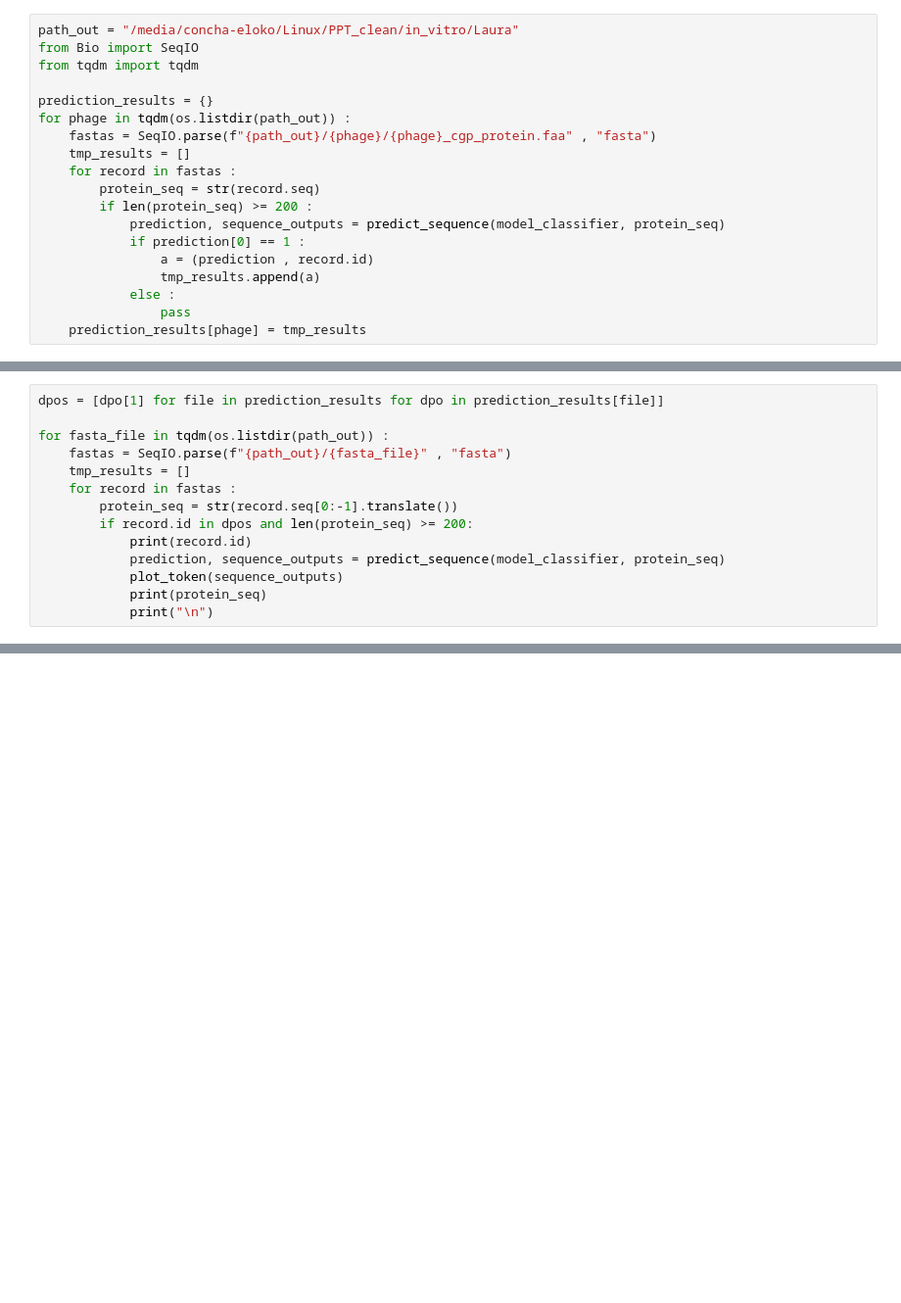
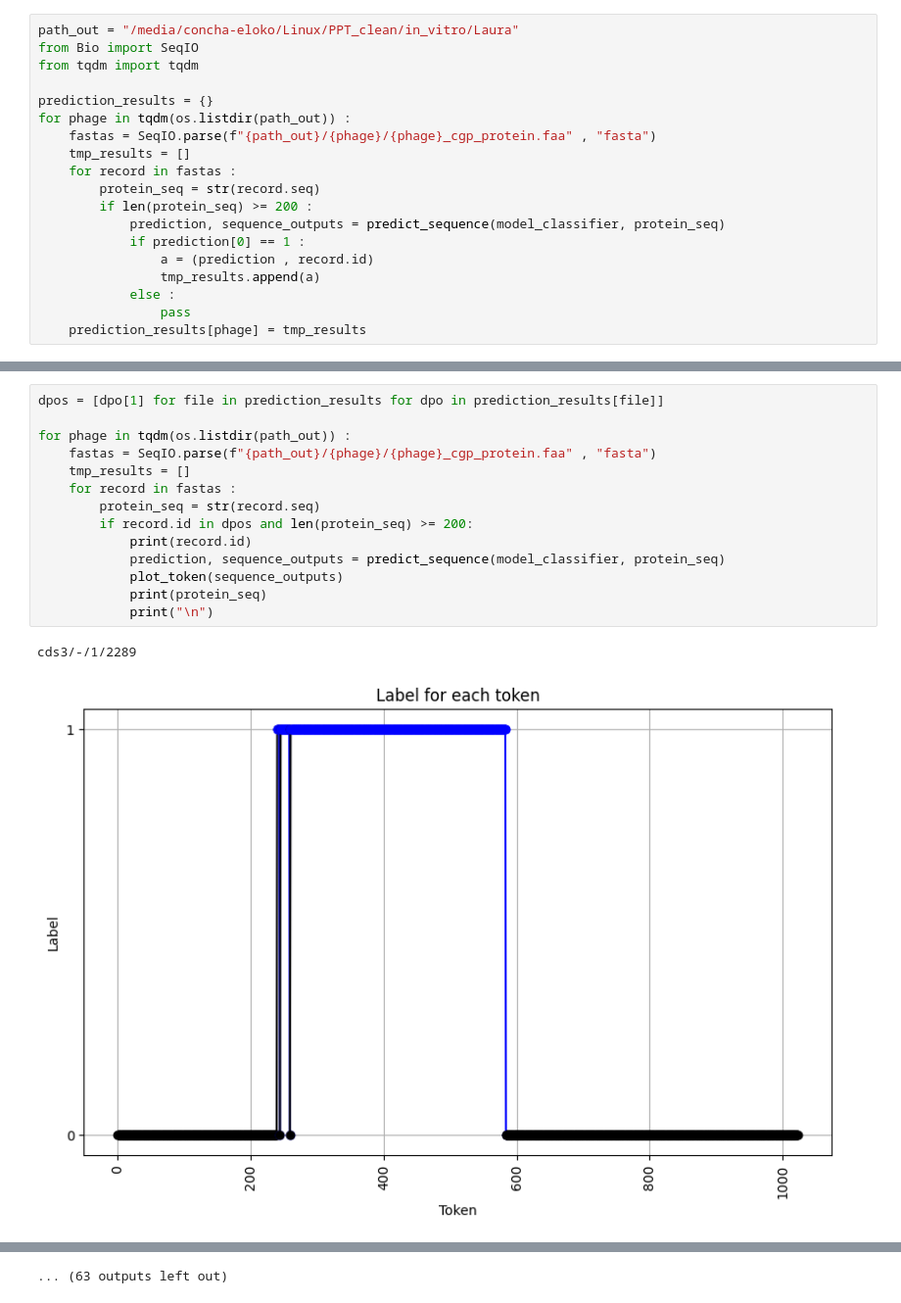
Before and after one commit to conchaeloko/Klebsiella_TropiSEARCH, a Jupyter notebook: scripts/In_vitro/Laura_phages.ipynb, the cells around one changed output, grey strips where cells are left out. Shown at 98% size. Cells and saved outputs as stored; diff of their text form; blank space fills up the shorter version.

```diff
--- a/scripts/In_vitro/Laura_phages.ipynb
+++ b/scripts/In_vitro/Laura_phages.ipynb
@@ -88,14 +123,17 @@ prediction_results
 # %%
 dpos = [dpo[1] for file in prediction_results for dpo in prediction_results[file]]
 
-for fasta_file in tqdm(os.listdir(path_out)) :
-    fastas = SeqIO.parse(f"{path_out}/{fasta_file}" , "fasta")
+for phage in tqdm(os.listdir(path_out)) :
+    fastas = SeqIO.parse(f"{path_out}/{phage}/{phage}_cgp_protein.faa" , "fasta")
     tmp_results = []
     for record in fastas :
-        protein_seq = str(record.seq[0:-1].translate())
+        protein_seq = str(record.seq)
         if record.id in dpos and len(protein_seq) >= 200:
             print(record.id)
             prediction, sequence_outputs = predict_sequence(model_classifier, protein_seq)
             plot_token(sequence_outputs)
             print(protein_seq)
             print("\n")
+# %% [output]
+cds3/-/1/2289
+[figure, added]
@@ -101,0 +165 @@ for fasta_file in tqdm(os.listdir(path_out)) :
+... (63 outputs left out)
```
Also changed, not shown: parts of 2 cells of this notebook, 15 other files.
